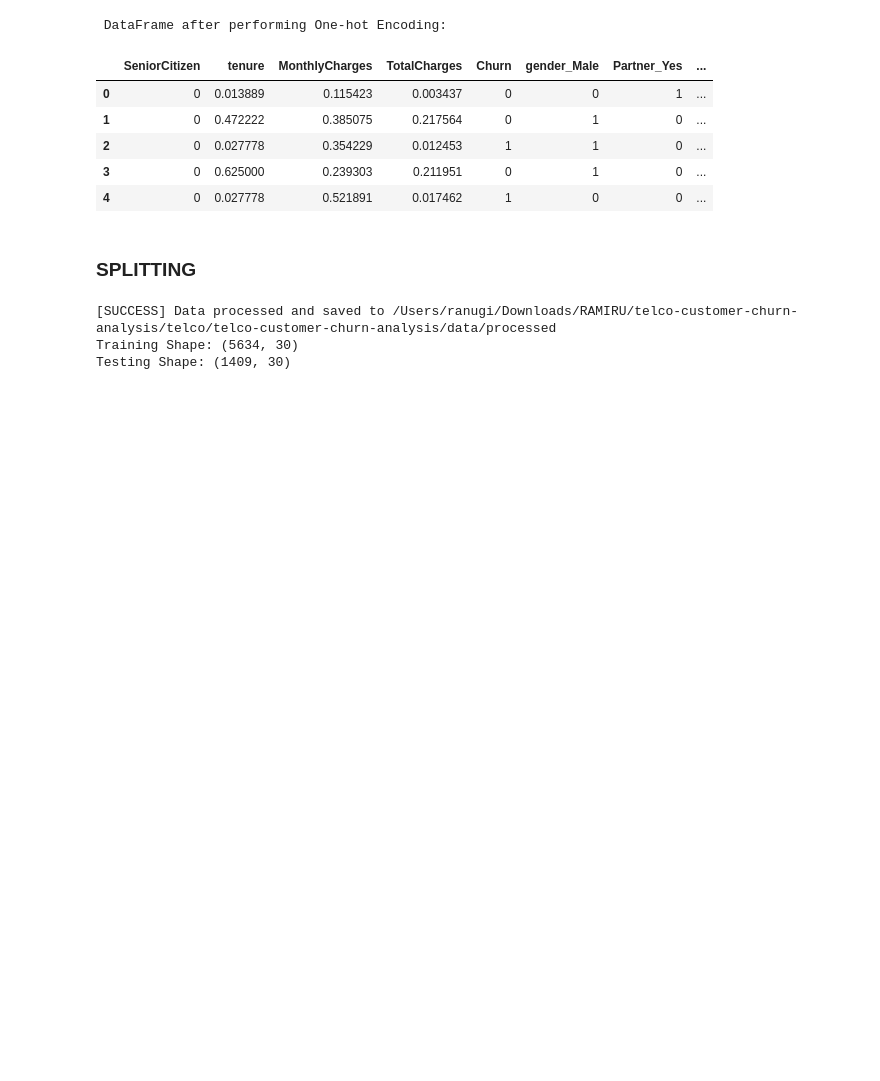
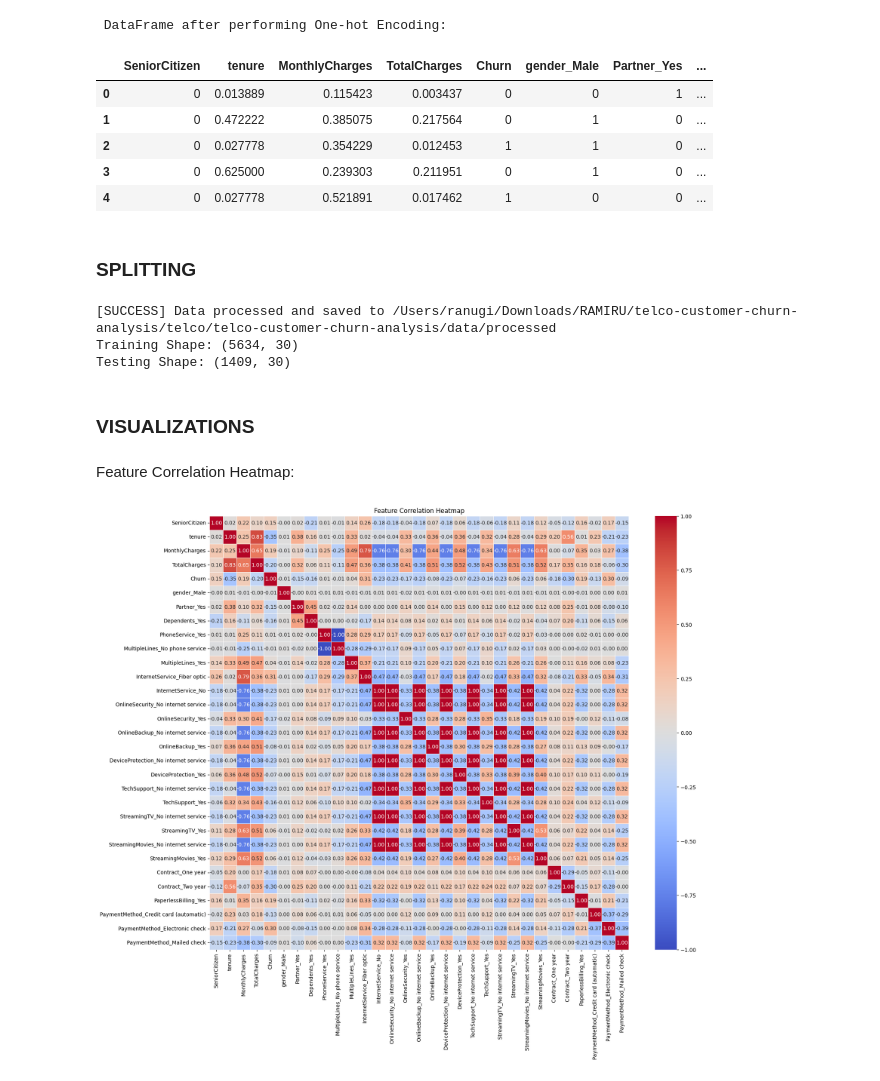
Before and after one commit to scythe410/telco-customer-churn-analysis, a Jupyter notebook: notebooks/modeling/02-preprocessing.ipynb, the cells around one changed output. Drawn from its saved outputs; the diff is of its cells as text; code cells hidden in the pictures; blank space fills up the shorter version.

Commit message:
feat: added visualizations

```diff
--- a/notebooks/modeling/02-preprocessing.ipynb
+++ b/notebooks/modeling/02-preprocessing.ipynb
@@ -118,3 +120,19 @@ print(f"Testing Shape: {X_test.shape}")
 [SUCCESS] Data processed and saved to /Users/ranugi/Downloads/RAMIRU/telco-customer-churn-analysis/telco/telco-customer-churn-analysis/data/processed
 Training Shape: (5634, 30)
 Testing Shape: (1409, 30)
+# %% [markdown]
+### VISUALIZATIONS
+# %% [markdown]
+Feature Correlation Heatmap:
+# %%
+plt.figure(figsize=(18, 15))
+
+# Calculate the correlation matrix
+corr_matrix = df_encoded.corr()
+
+# Plot the heatmap
+sns.heatmap(corr_matrix, annot=True, cmap='coolwarm', fmt=".2f", linewidths=.5)
+plt.title('Feature Correlation Heatmap')
+plt.show()
+# %% [output]
+[figure, added]
```
Also changed, not shown: parts of 3 cells of this notebook.
